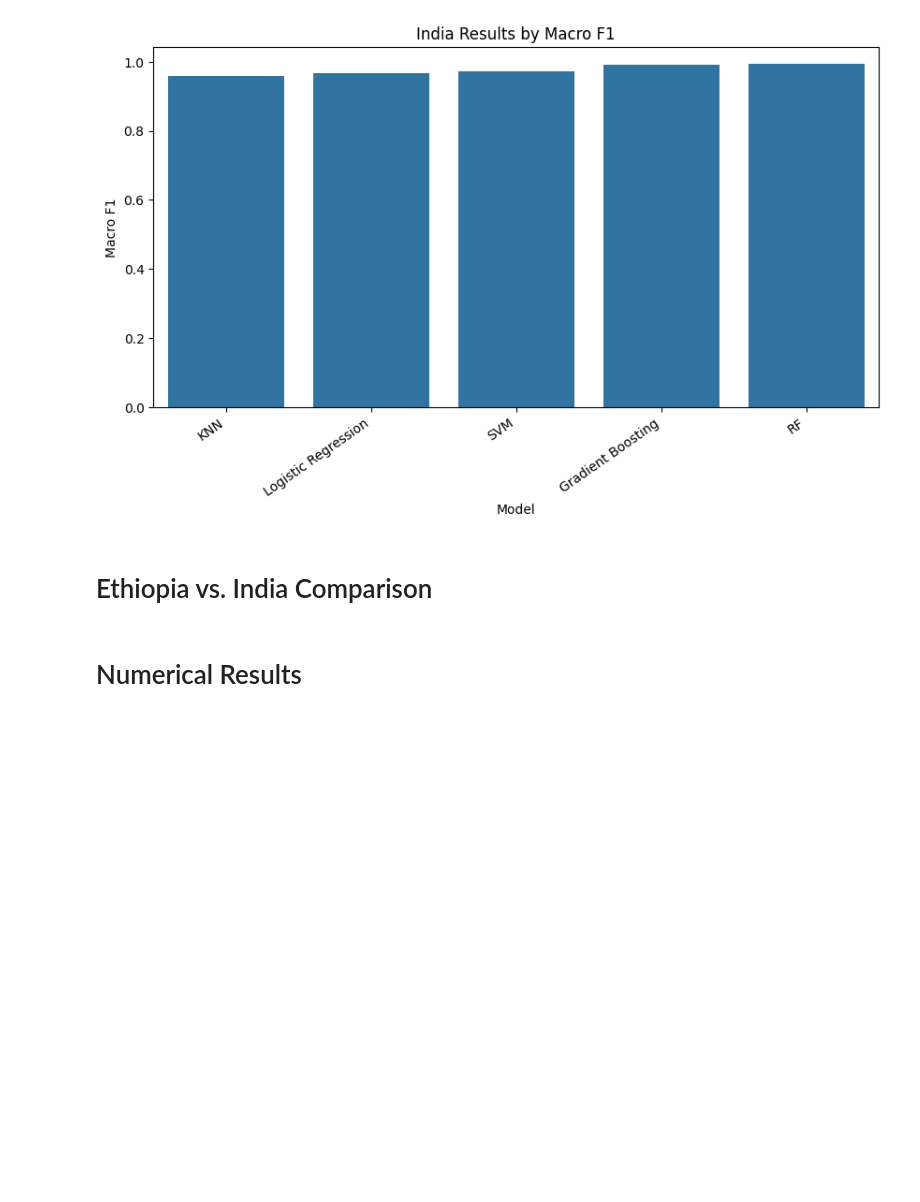
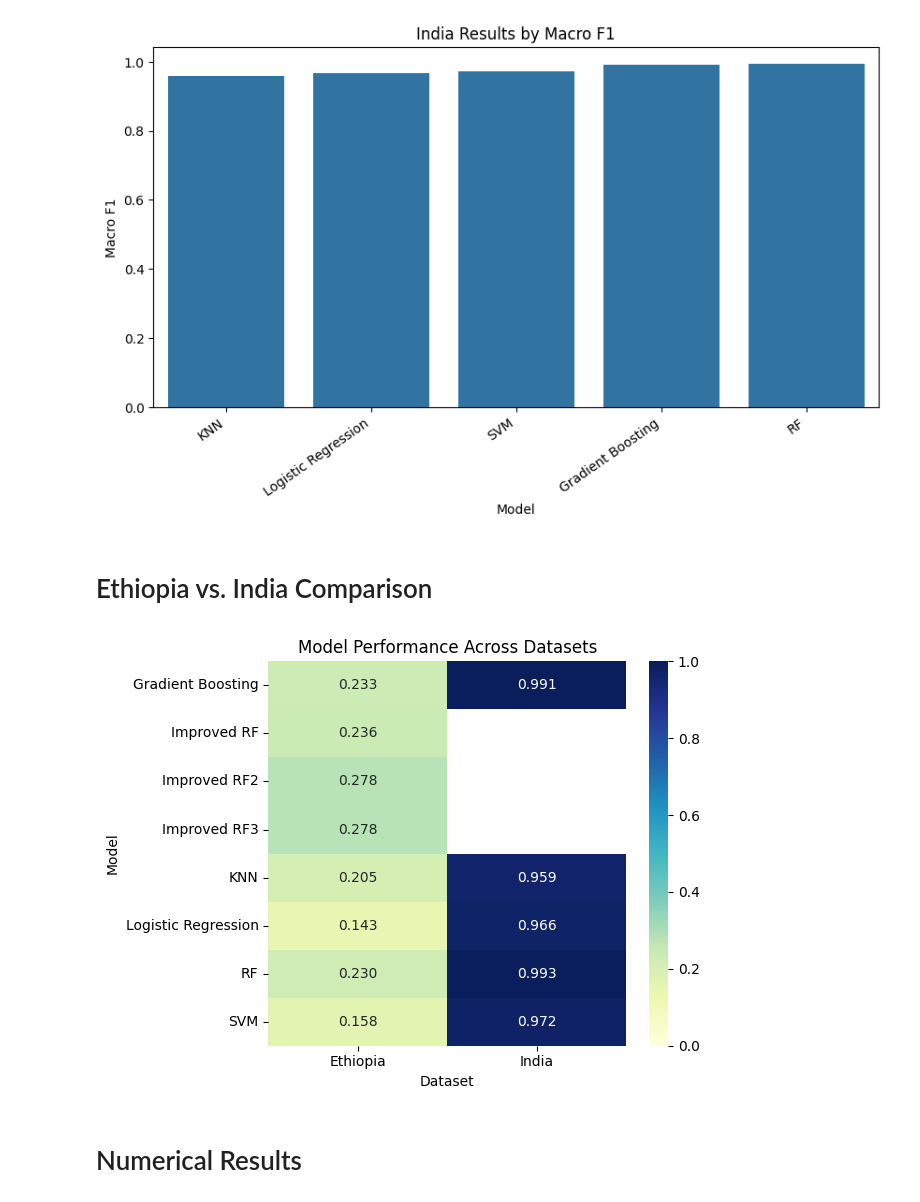
Before and after one commit to kellyegorman/data_mining, a Jupyter notebook: project_3/model_results.ipynb, the cells around one changed output. Drawn from its saved outputs; the diff is of its cells as text; code cells hidden in the pictures; blank space fills up the shorter version.

Commit message:
another graph

```diff
--- a/project_3/model_results.ipynb
+++ b/project_3/model_results.ipynb
@@ -65,5 +65,28 @@ plt.xticks(rotation=35, ha="right")
 [figure]
 # %% [markdown]
 # Ethiopia vs. India Comparison
+# %%
+heatmap_data = results.pivot(
+    index="Model",
+    columns="Dataset",
+    values="Macro F1"
+)
+
+sns.heatmap(
+    heatmap_data,
+    annot=True,
+    fmt=".3f",
+    cmap="YlGnBu",
+    vmin=0,
+    vmax=1
+)
+
+plt.title("Model Performance Across Datasets")
+plt.xlabel("Dataset")
+plt.ylabel("Model")
+plt.tight_layout()
+plt.show()
+# %% [output]
+[figure, added]
 # %% [markdown]
 # Numerical Results
```
